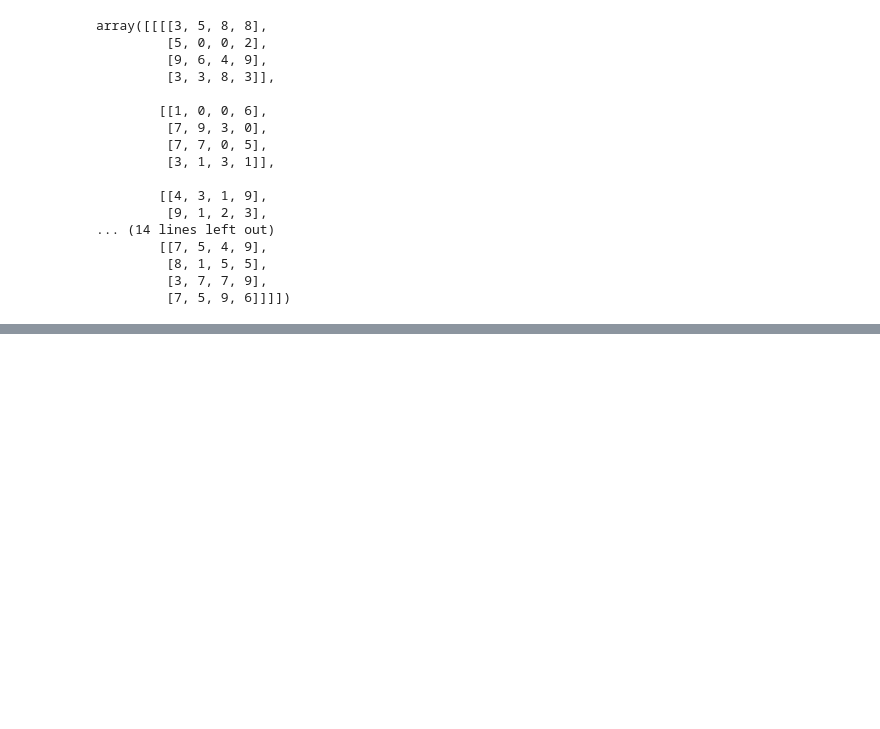
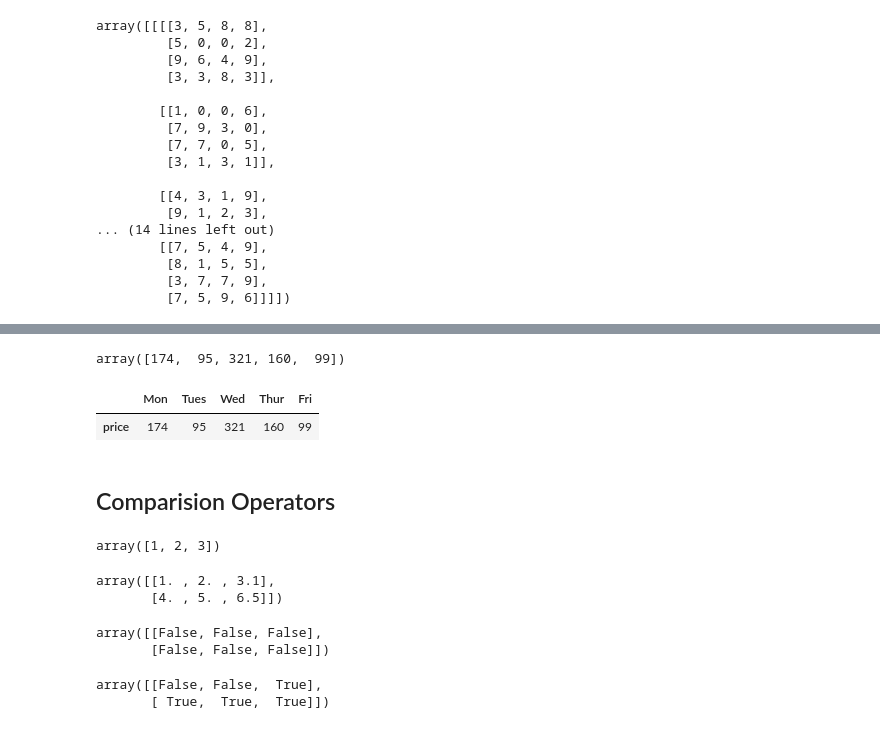
Before and after one commit to Murarishetti-Shiva-Kumar/Machine_Learning, a Jupyter notebook: Numpy.ipynb, the cells around one changed output, grey strips where cells are left out. Saved outputs shown, nothing was run; the diff lists cells and outputs as text; code cells hidden in the pictures; blank space fills up the shorter version.

```diff
--- a/Numpy.ipynb
+++ b/Numpy.ipynb
@@ -321,0 +719,33 @@ array([[[[3, 5, 8, 8],
+# %%
+total_sales
+# %% [output]
+array([174,  95, 321, 160,  99])
+# %%
+#using DataFrames
+weekly_sales=item_price.dot(weekly_sales.T)
+# %%
+weekly_sales
+# %% [output]
+|  | Mon | Tues | Wed | Thur | Fri |
+| price | 174 | 95 | 321 | 160 | 99 |
+# %% [markdown]
+## Comparision Operators
+# %%
+a1
+# %% [output]
+array([1, 2, 3])
+# %%
+a2
+# %% [output]
+array([[1. , 2. , 3.1],
+       [4. , 5. , 6.5]])
+# %%
+a1>a2
+# %% [output]
+array([[False, False, False],
+       [False, False, False]])
+# %%
+a1<a2
+# %% [output]
+array([[False, False,  True],
+       [ True,  True,  True]])
```
Also changed, not shown: parts of 121 cells of this notebook, 1 other file.
